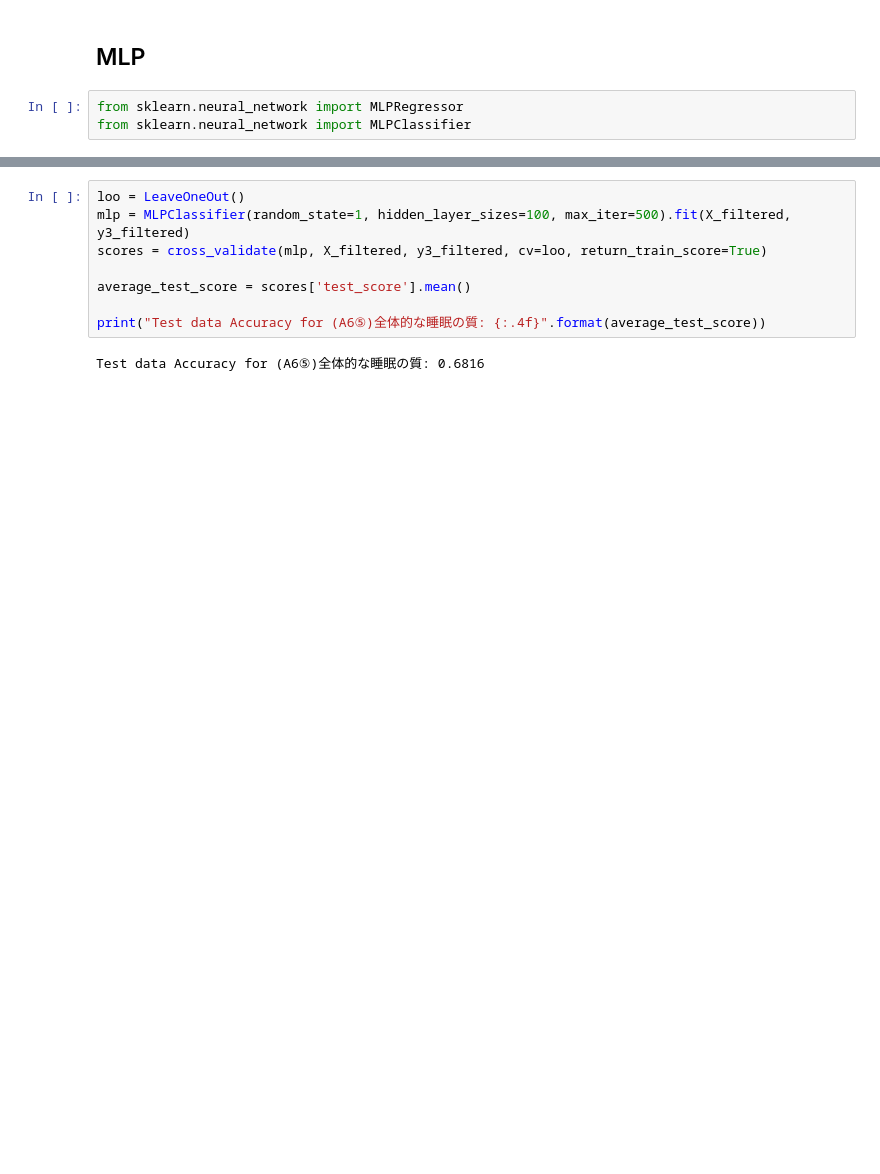
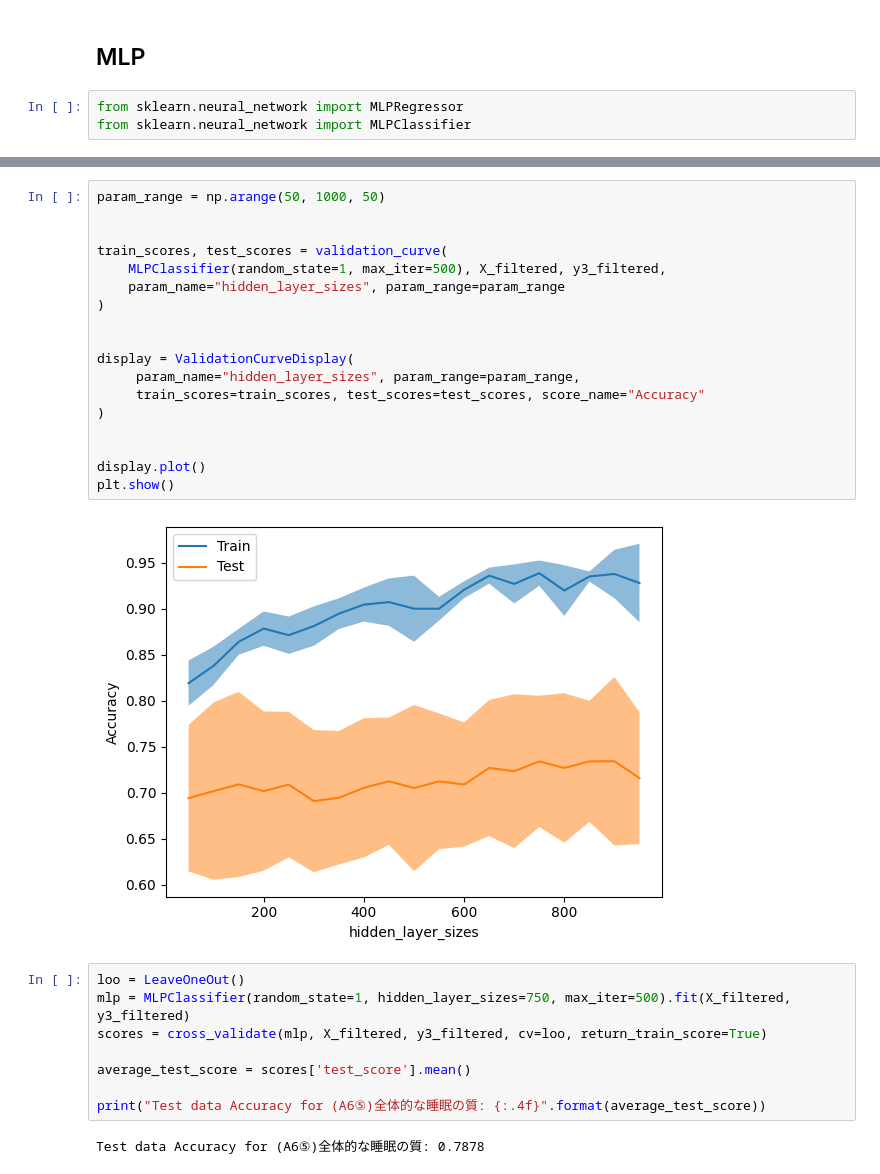
Before and after one commit to hoyyul/SoundEEG_CrossModalKnowledgeDistillation, a Jupyter notebook: psg_questionnaire.ipynb, the cells around one changed output, grey strips where cells are left out. Saved outputs shown, nothing was run; the diff lists cells and outputs as text; blank space fills up the shorter version.

```diff
--- a/psg_questionnaire.ipynb
+++ b/psg_questionnaire.ipynb
@@ -448,10 +597,30 @@ R2 score for (A6⑤)全体的な睡眠の質: -0.4012
+# %%
+param_range = np.arange(50, 1000, 50)
+
+
+train_scores, test_scores = validation_curve(
+    MLPClassifier(random_state=1, max_iter=500), X_filtered, y3_filtered,
+    param_name="hidden_layer_sizes", param_range=param_range
+)
+
+
+display = ValidationCurveDisplay(
+     param_name="hidden_layer_sizes", param_range=param_range,
+     train_scores=train_scores, test_scores=test_scores, score_name="Accuracy"
+)
+
+
+display.plot()
+plt.show()
+# %% [output]
+[figure, added]
 # %%
 loo = LeaveOneOut()
-mlp = MLPClassifier(random_state=1, hidden_layer_sizes=100, max_iter=500).fit(X_filtered, y3_filtered)
+mlp = MLPClassifier(random_state=1, hidden_layer_sizes=750, max_iter=500).fit(X_filtered, y3_filtered)
 scores = cross_validate(mlp, X_filtered, y3_filtered, cv=loo, return_train_score=True)
 
 average_test_score = scores['test_score'].mean()
 
 print("Test data Accuracy for (A6⑤)全体的な睡眠の質: {:.4f}".format(average_test_score))
 # %% [output]
-Test data Accuracy for (A6⑤)全体的な睡眠の質: 0.6816
+Test data Accuracy for (A6⑤)全体的な睡眠の質: 0.7878
```
Also changed, not shown: parts of 17 cells of this notebook.
